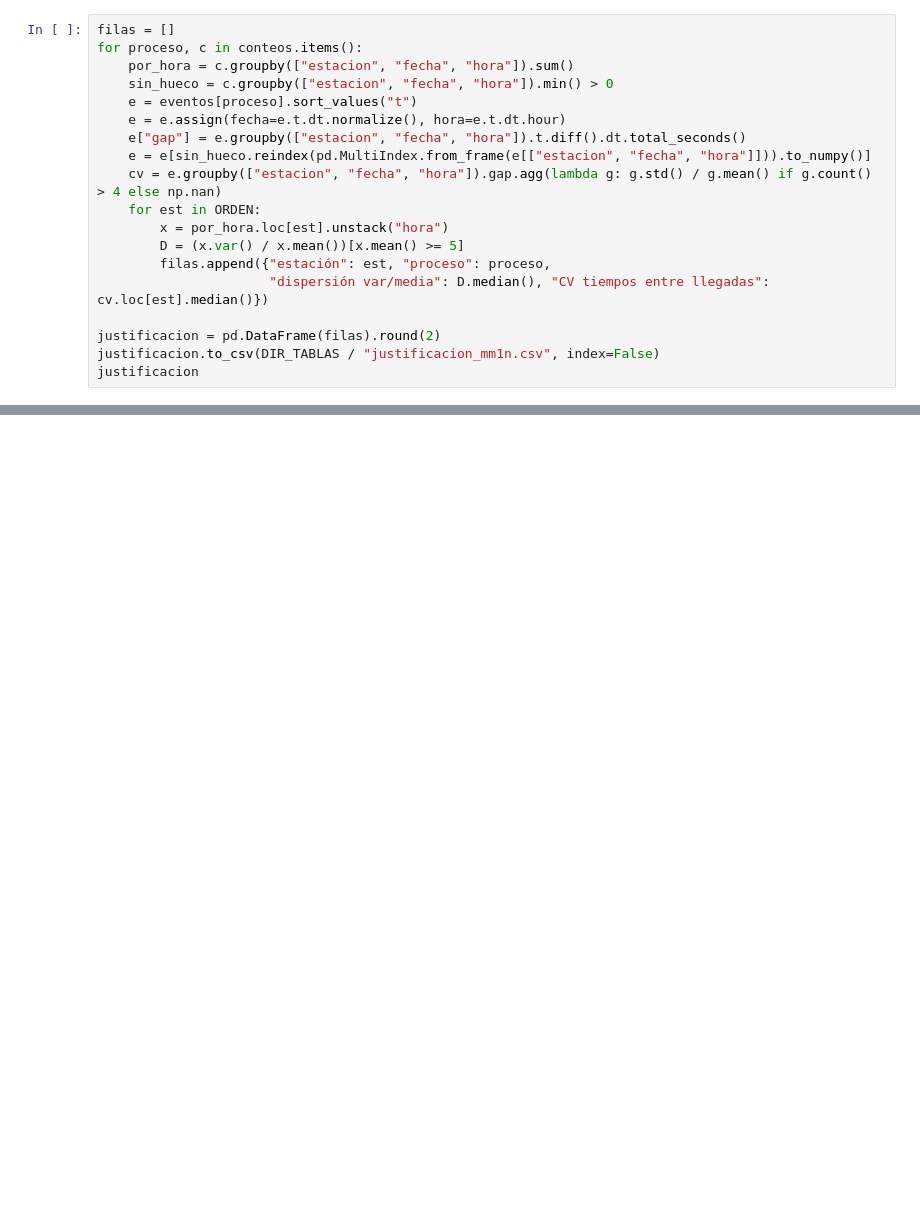
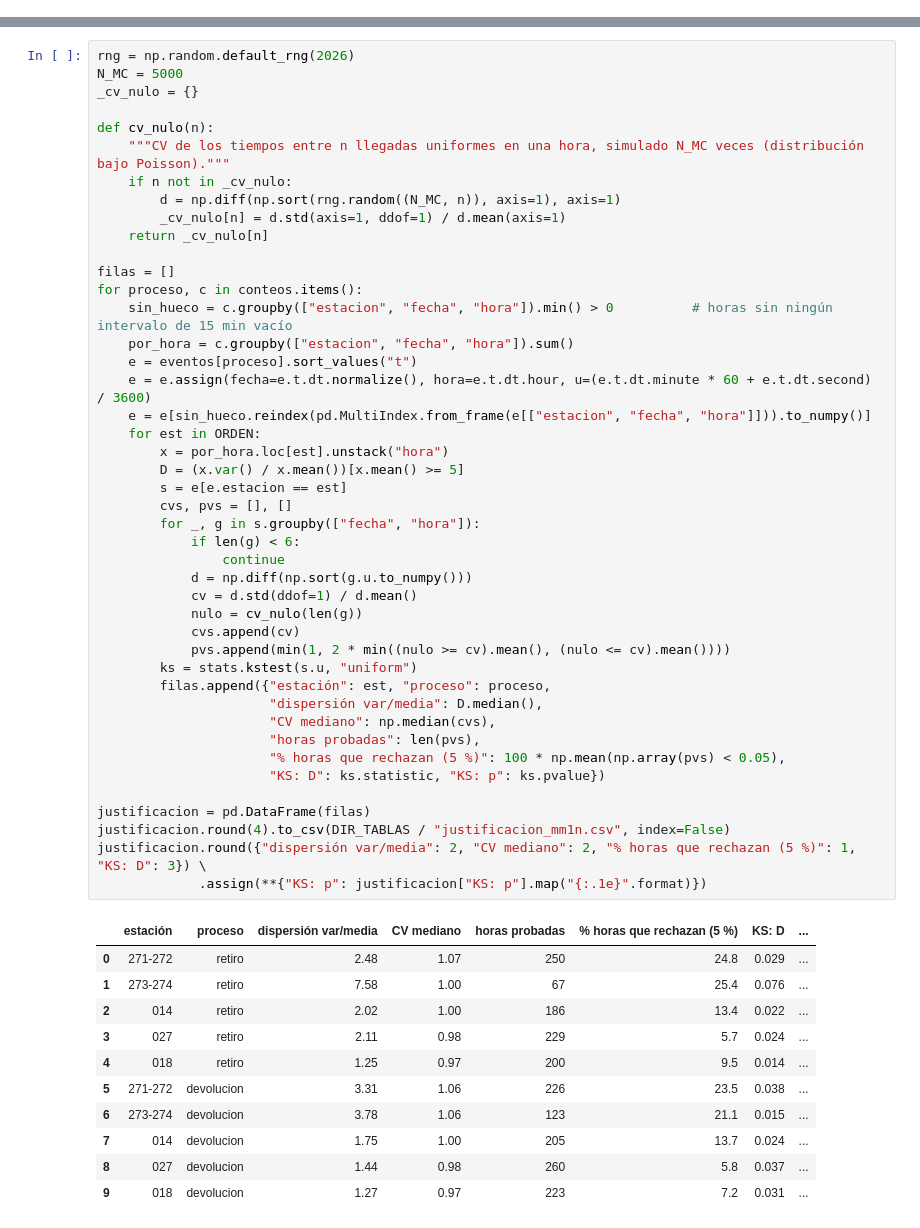
Before and after one commit to roquemorales22u/ECOBICI---STOCHASTIC---OPTIMIZATION, a Jupyter notebook: modelo.ipynb, the cells around one changed output, grey strips where cells are left out. Drawn from its saved outputs; the diff is of its cells as text; blank space fills up the shorter version.

```diff
--- a/modelo.ipynb
+++ b/modelo.ipynb
@@ -71,19 +0,0 @@ La "N" está dada por los docks de cada estación.
-# %%
-filas = []
-for proceso, c in conteos.items():
-    por_hora = c.groupby(["estacion", "fecha", "hora"]).sum()
-    sin_hueco = c.groupby(["estacion", "fecha", "hora"]).min() > 0
-    e = eventos[proceso].sort_values("t")
-    e = e.assign(fecha=e.t.dt.normalize(), hora=e.t.dt.hour)
-    e["gap"] = e.groupby(["estacion", "fecha", "hora"]).t.diff().dt.total_seconds()
-    e = e[sin_hueco.reindex(pd.MultiIndex.from_frame(e[["estacion", "fecha", "hora"]])).to_numpy()]
-    cv = e.groupby(["estacion", "fecha", "hora"]).gap.agg(lambda g: g.std() / g.mean() if g.count() > 4 else np.nan)
-    for est in ORDEN:
-        x = por_hora.loc[est].unstack("hora")
-        D = (x.var() / x.mean())[x.mean() >= 5]
-        filas.append({"estación": est, "proceso": proceso,
-                      "dispersión var/media": D.median(), "CV tiempos entre llegadas": cv.loc[est].median()})
-
-justificacion = pd.DataFrame(filas).round(2)
-justificacion.to_csv(DIR_TABLAS / "justificacion_mm1n.csv", index=False)
-justificacion
@@ -185,0 +76,56 @@ def resolver_dia(lam_h, mu_h, N, x0, pasos_por_hora=60, reinicios=None):
+# %%
+rng = np.random.default_rng(2026)
+N_MC = 5000
+_cv_nulo = {}
+
+def cv_nulo(n):
+    """CV de los tiempos entre n llegadas uniformes en una hora, simulado N_MC veces (distribución bajo Poisson)."""
+    if n not in _cv_nulo:
+        d = np.diff(np.sort(rng.random((N_MC, n)), axis=1), axis=1)
+        _cv_nulo[n] = d.std(axis=1, ddof=1) / d.mean(axis=1)
+    return _cv_nulo[n]
+
+filas = []
+for proceso, c in conteos.items():
+    sin_hueco = c.groupby(["estacion", "fecha", "hora"]).min() > 0          # horas sin ningún intervalo de 15 min vacío
+    por_hora = c.groupby(["estacion", "fecha", "hora"]).sum()
+    e = eventos[proceso].sort_values("t")
+    e = e.assign(fecha=e.t.dt.normalize(), hora=e.t.dt.hour, u=(e.t.dt.minute * 60 + e.t.dt.second) / 3600)
+    e = e[sin_hueco.reindex(pd.MultiIndex.from_frame(e[["estacion", "fecha", "hora"]])).to_numpy()]
+    for est in ORDEN:
+        x = por_hora.loc[est].unstack("hora")
+        D = (x.var() / x.mean())[x.mean() >= 5]
+        s = e[e.estacion == est]
+        cvs, pvs = [], []
+        for _, g in s.groupby(["fecha", "hora"]):
+            if len(g) < 6:
+                continue
+            d = np.diff(np.sort(g.u.to_numpy()))
+            cv = d.std(ddof=1) / d.mean()
+            nulo = cv_nulo(len(g))
+            cvs.append(cv)
+            pvs.append(min(1, 2 * min((nulo >= cv).mean(), (nulo <= cv).mean())))
+        ks = stats.kstest(s.u, "uniform")
+        filas.append({"estación": est, "proceso": proceso,
+                      "dispersión var/media": D.median(),
+                      "CV mediano": np.median(cvs),
+                      "horas probadas": len(pvs),
+                      "% horas que rechazan (5 %)": 100 * np.mean(np.array(pvs) < 0.05),
+                      "KS: D": ks.statistic, "KS: p": ks.pvalue})
+
+justificacion = pd.DataFrame(filas)
+justificacion.round(4).to_csv(DIR_TABLAS / "justificacion_mm1n.csv", index=False)
+justificacion.round({"dispersión var/media": 2, "CV mediano": 2, "% horas que rechazan (5 %)": 1, "KS: D": 3}) \
+             .assign(**{"KS: p": justificacion["KS: p"].map("{:.1e}".format)})
+# %% [output]
+|  | estación | proceso | dispersión var/media | CV mediano | horas probadas | % horas que rechazan (5 %) | KS: D | ... |
+| 0 | 271-272 | retiro | 2.48 | 1.07 | 250 | 24.8 | 0.029 | ... |
+| 1 | 273-274 | retiro | 7.58 | 1.00 | 67 | 25.4 | 0.076 | ... |
+| 2 | 014 | retiro | 2.02 | 1.00 | 186 | 13.4 | 0.022 | ... |
+| 3 | 027 | retiro | 2.11 | 0.98 | 229 | 5.7 | 0.024 | ... |
+| 4 | 018 | retiro | 1.25 | 0.97 | 200 | 9.5 | 0.014 | ... |
+| 5 | 271-272 | devolucion | 3.31 | 1.06 | 226 | 23.5 | 0.038 | ... |
+| 6 | 273-274 | devolucion | 3.78 | 1.06 | 123 | 21.1 | 0.015 | ... |
+| 7 | 014 | devolucion | 1.75 | 1.00 | 205 | 13.7 | 0.024 | ... |
+| 8 | 027 | devolucion | 1.44 | 0.98 | 260 | 5.8 | 0.037 | ... |
+| 9 | 018 | devolucion | 1.27 | 0.97 | 223 | 7.2 | 0.031 | ... |
```
Also changed, not shown: parts of 44 cells of this notebook, 37 other files.
